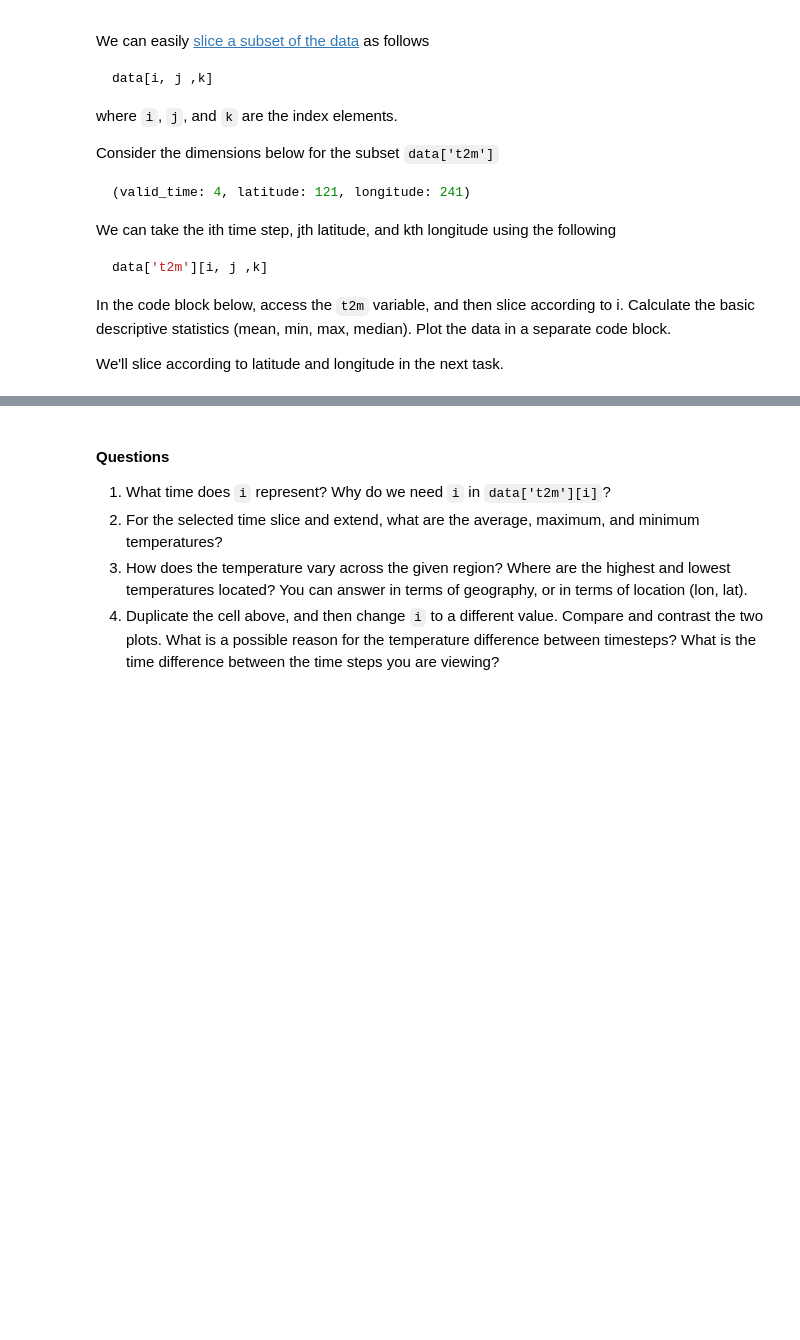
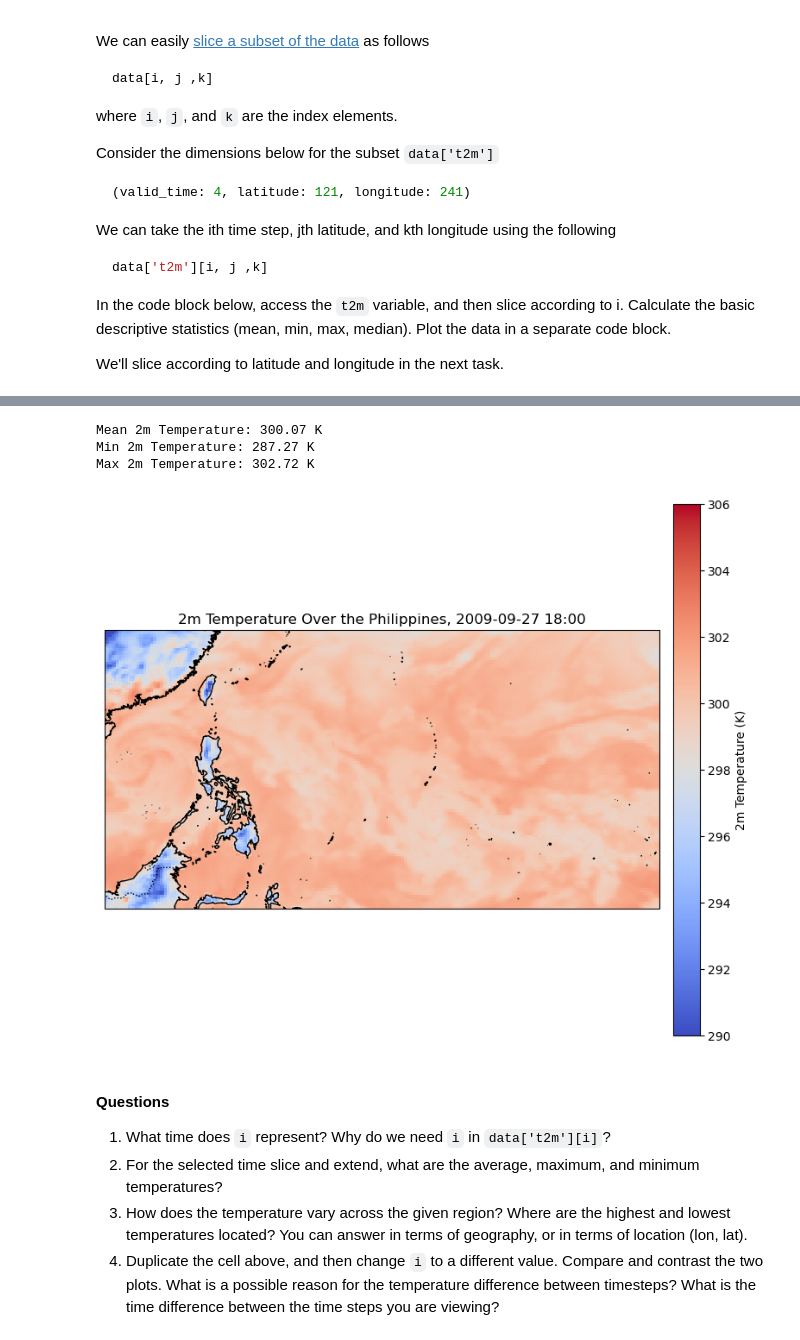
Before and after one commit to acgaribay/Meteo203-2526-Garibay, a Jupyter notebook: exercise_06/06_gridded_era5.ipynb, the cells around one changed output, grey strips where cells are left out. Cells and saved outputs as stored; diff of their text form; code cells hidden in the pictures; blank space fills up the shorter version.

```diff
--- a/exercise_06/06_gridded_era5.ipynb
+++ b/exercise_06/06_gridded_era5.ipynb
@@ -117,3 +137,43 @@ plt.show()
+# %%
+i=3
+# Access the 't2m' variable for index i
+t2m_slice = data['t2m'][i]
+time =  data['valid_time'][i].values
+time_str = pd.to_datetime(time).strftime('%Y-%m-%d %H:%M')
+
+# Calculate descriptive statistics
+mean_t2m = t2m_slice.mean()
+min_t2m = t2m_slice.min()
+max_t2m =  t2m_slice.max()
+
+print(f"Mean 2m Temperature: {mean_t2m:.2f} K")
+print(f"Min 2m Temperature: {min_t2m:.2f} K")
+print(f"Max 2m Temperature: {max_t2m:.2f} K")
+# %% [output]
+Mean 2m Temperature: 300.07 K
+Min 2m Temperature: 287.27 K
+Max 2m Temperature: 302.72 K
+# %%
+# plotting t2m_slice
+# Set up the figure and map projection
+fig = plt.figure(figsize=(10, 8))
+ax = plt.axes(projection=ccrs.PlateCarree())
+
+# ax.set_extent([121.5, 122, 15.5, 16], crs=ccrs.PlateCarree())
+# Add coastlines and gridlines
+ax.coastlines(resolution="10m", linewidth=1)
+ax.add_feature(cfeature.BORDERS, linestyle=':')
+
+# Plot the temperature data
+temperature_plot = ax.pcolormesh(data['longitude'], data['latitude'], t2m_slice,
+                                 cmap='coolwarm', shading='auto', transform=ccrs.PlateCarree(),
+                                 vmin=290, vmax=306)
+plt.colorbar(temperature_plot, orientation='vertical', pad=0.02, label='2m Temperature (K)')
+plt.title(f"2m Temperature Over the Philippines, {time_str}")
+
+plt.show()
+# %% [output]
+[figure, added]
 # %% [markdown]
 #### Questions
 
```
Also changed, not shown: parts of 22 cells of this notebook, 2 other files.
